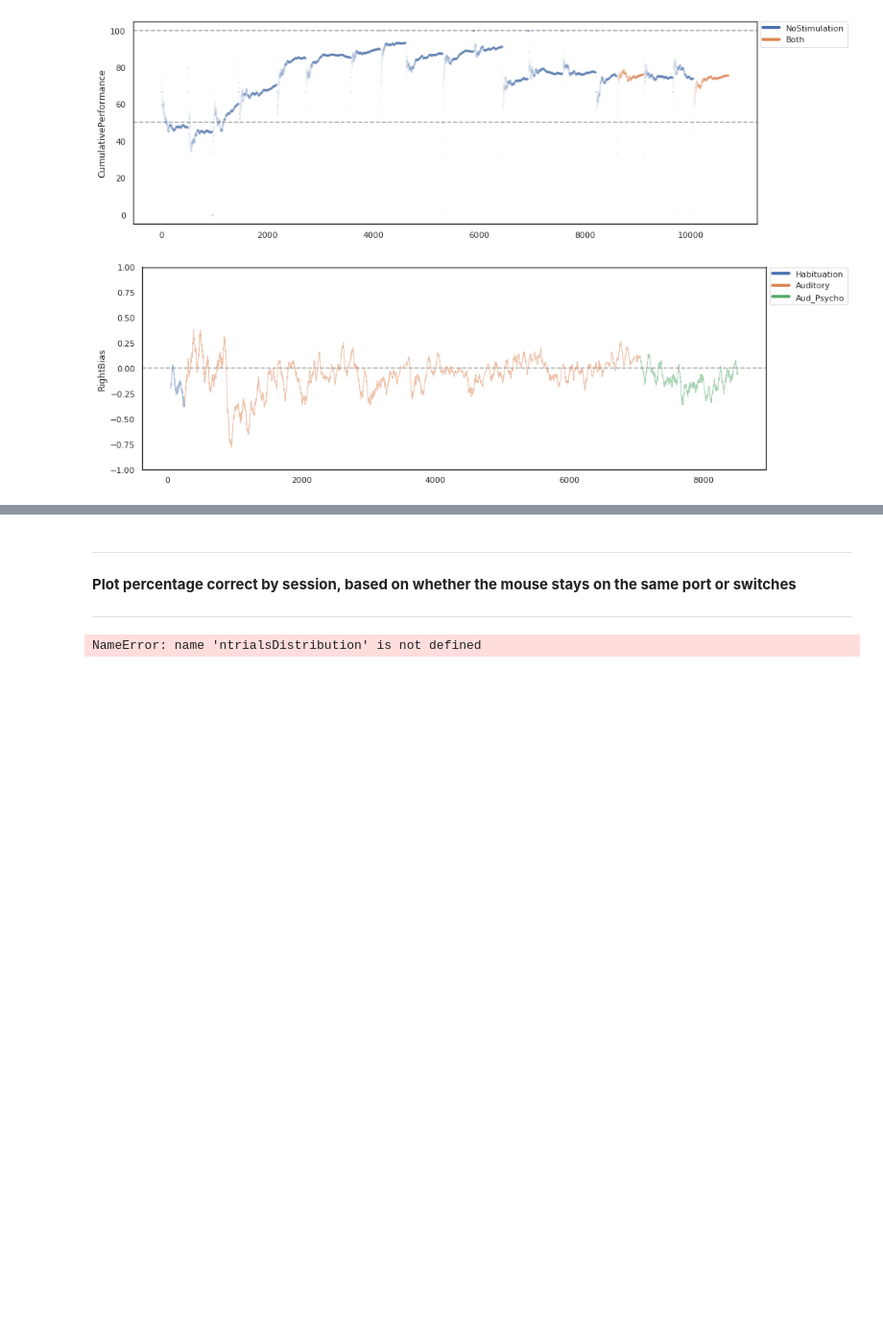
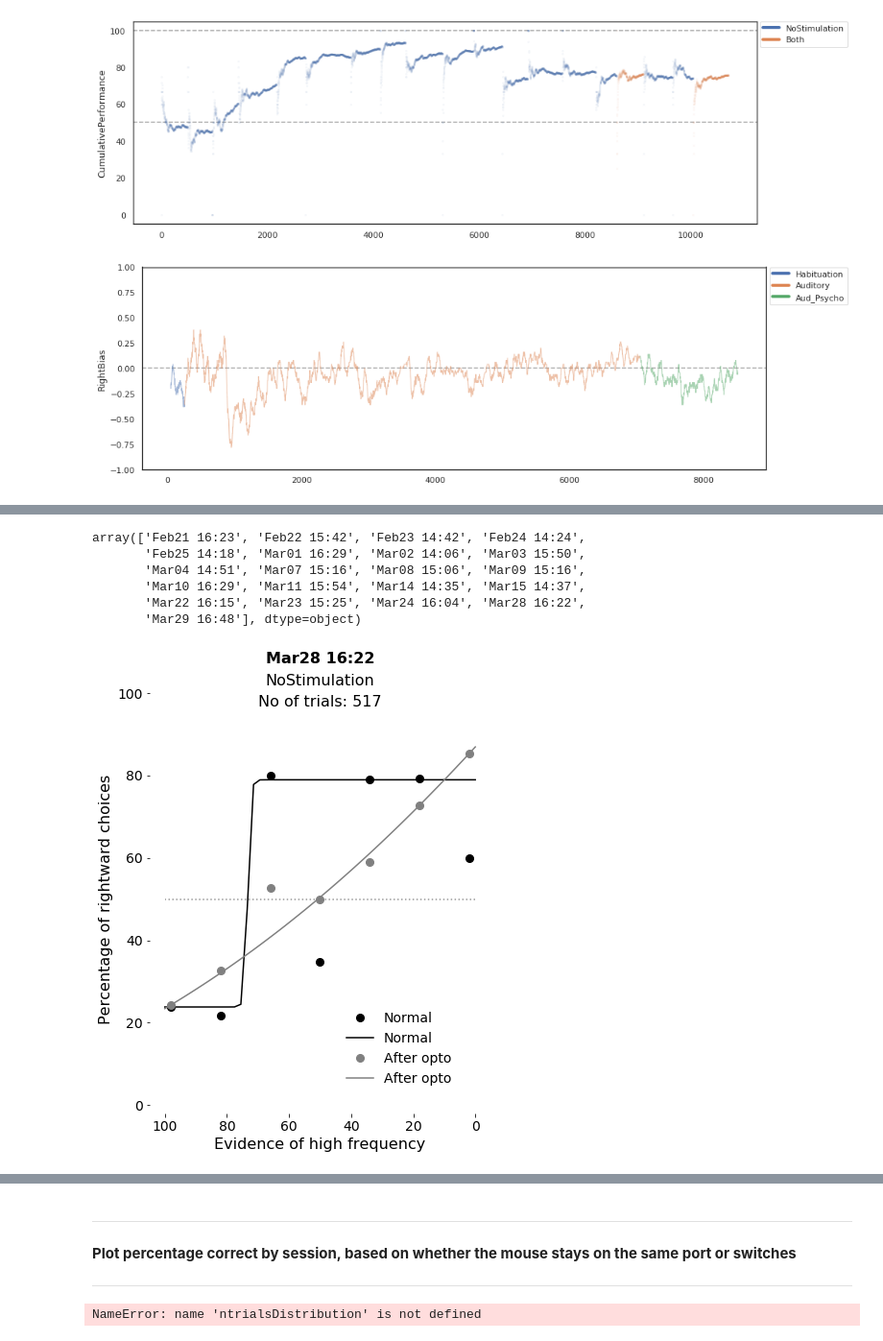
Before and after one commit to HernandoMV/BehaviouralAnalysis, a Jupyter notebook: Bpod_Analysis.ipynb, the cells around one changed output, grey strips where cells are left out. Shown at 96% size. Cells and saved outputs as stored; diff of their text form; code cells hidden in the pictures; blank space fills up the shorter version.

```diff
--- a/Bpod_Analysis.ipynb
+++ b/Bpod_Analysis.ipynb
@@ -386,0 +388,79 @@ plt.show()
+# %%
+AnimalDF.SessionTime.unique()
+# %% [output]
+array(['Feb21 16:23', 'Feb22 15:42', 'Feb23 14:42', 'Feb24 14:24',
+       'Feb25 14:18', 'Mar01 16:29', 'Mar02 14:06', 'Mar03 15:50',
+       'Mar04 14:51', 'Mar07 15:16', 'Mar08 15:06', 'Mar09 15:16',
+       'Mar10 16:29', 'Mar11 15:54', 'Mar14 14:35', 'Mar15 14:37',
+       'Mar22 16:15', 'Mar23 15:25', 'Mar24 16:04', 'Mar28 16:22',
+       'Mar29 16:48'], dtype=object)
+# %%
+sessiondf = AnimalDF[AnimalDF.SessionTime == 'Mar28 16:22']
+# %%
+# Plot
+
+CondList = [(sessiondf['TrialIndex']<150),
+            (sessiondf['TrialIndex']>250)]
+ColorList = ['black', 'grey']
+LabelList = ['Normal', 'After opto']
+
+fig, ax = plt.subplots(1, 1,
+                        figsize=(7, 7),
+                        facecolor='w', edgecolor='k')
+
+fig.subplots_adjust(hspace = .2, wspace=1)
+
+# ax.axis('off')
+
+ax.hlines(50, 0, 100, linestyles='dotted', alpha=0.4)
+
+# overlay fits
+for i, condition in enumerate(CondList):
+    plot_utils.plot_regression(df=sessiondf[condition], ax=ax,
+                               color=ColorList[i], label=LabelList[i], plot_points=True)
+#axs[counter].set_ylabel('')
+#axs[counter].set_xlabel('')
+# ax.axis('on')
+# remove some ticks
+# ax.tick_params(top=False, bottom='on', left='on', right=False)
+
+ax.set_ylabel('Percentage of rightward choices' , fontsize=16)
+
+ax.set_xlabel('Evidence of high frequency', fontsize=16)
+
+
+ax.set_ylim(-2., 102.)
+ax.legend(bbox_to_anchor=(.9, .25), loc=0, borderaxespad=0., ncol=1, frameon=False, fontsize=14)
+# ax.tick_params(which='both', top='off', bottom='on', left='on', right='off',
+#                labelleft='on', labelbottom='on')
+# get rid of the frame
+for spine in ax.spines.values():
+    spine.set_visible(False)
+
+plt.tight_layout()
+
+ax.invert_xaxis()
+
+#         ax.get_legend().remove()
+ax.text(.5,1.05, str(sessiondf.SessionTime.unique()[0]), \
+                  horizontalalignment='center', fontweight='bold', transform=ax.transAxes, fontsize=16)
+
+# ax.text(.5,1, animal_df[(animal_df['SessionID'] == session)].Protocol.unique()[0] , \
+#                   horizontalalignment='center', transform=ax.transAxes)
+ax.text(.5,1, sessiondf.Stimulation.unique()[0] , \
+                  horizontalalignment='center', transform=ax.transAxes, fontsize=16)
+ax.text(.5,.95, 'No of trials: ' + str(sessiondf.TrialIndex.max()) , \
+                  horizontalalignment='center', transform=ax.transAxes, fontsize=16)
+
+for tick in ax.xaxis.get_major_ticks():
+    tick.label.set_fontsize(14)
+
+for tick in ax.yaxis.get_major_ticks():
+    tick.label.set_fontsize(14)
+
+ax.spines['right'].set_visible(False)
+ax.spines['top'].set_visible(False)
+
+plt.show()
+# %% [output]
+[figure, added]
```
Also changed, not shown: parts of 8 cells of this notebook, 3 other files.
